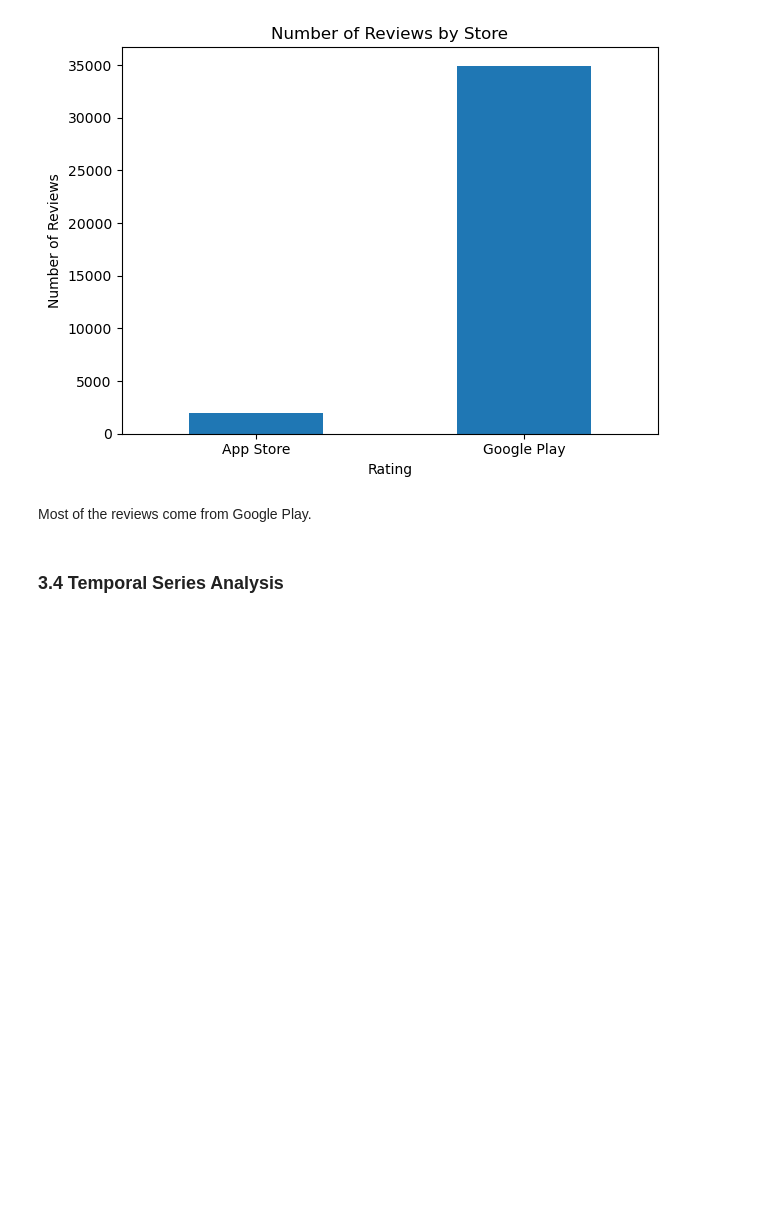
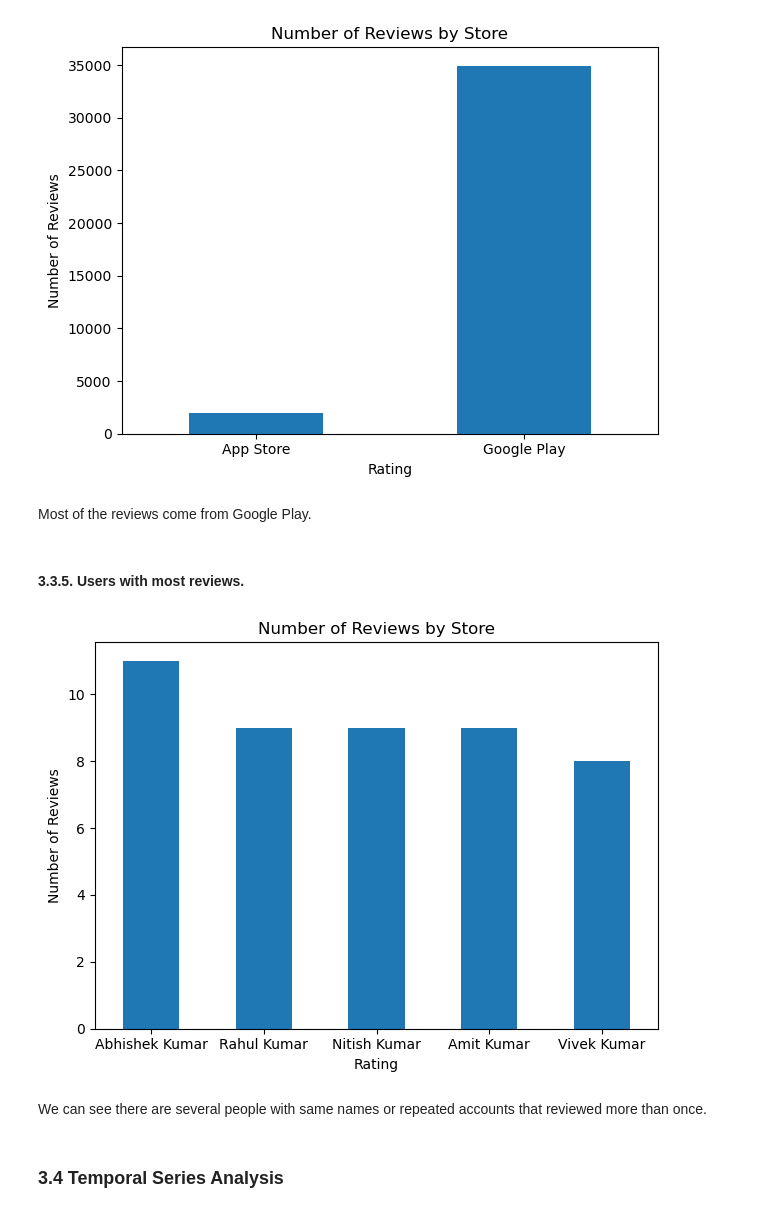
Before and after one commit to ComputingVictor/Thread_app_dataset, a Jupyter notebook: 1_ExploratoryDataAnalysis.ipynb, the cells around one changed output. Cells and saved outputs as stored; diff of their text form; code cells hidden in the pictures; blank space fills up the shorter version.

```diff
--- a/1_ExploratoryDataAnalysis.ipynb
+++ b/1_ExploratoryDataAnalysis.ipynb
@@ -227,6 +246,23 @@ plt.show()
 [figure]
 # %% [markdown]
 Most of the reviews come from Google Play.
+# %% [markdown]
+#### 3.3.5. Users with most reviews.
+# %%
+# Group by 'source' and count reviews.
+user_count = threads_df['user_name'].value_counts().sort_values(ascending=False)
+
+user_count.head(5).plot(kind='bar')
+plt.xlabel('Rating')
+plt.ylabel('Number of Reviews')
+plt.title('Number of Reviews by Store')
+plt.xticks(rotation=0)
+plt.tight_layout()
+plt.show()
+# %% [output]
+[figure, added]
+# %% [markdown]
+We can see there are several people with same names or repeated accounts that reviewed more than once.
 # %% [markdown]
 ### 3.4 Temporal Series Analysis
 # %%
```
Also changed, not shown: parts of 18 cells of this notebook.
